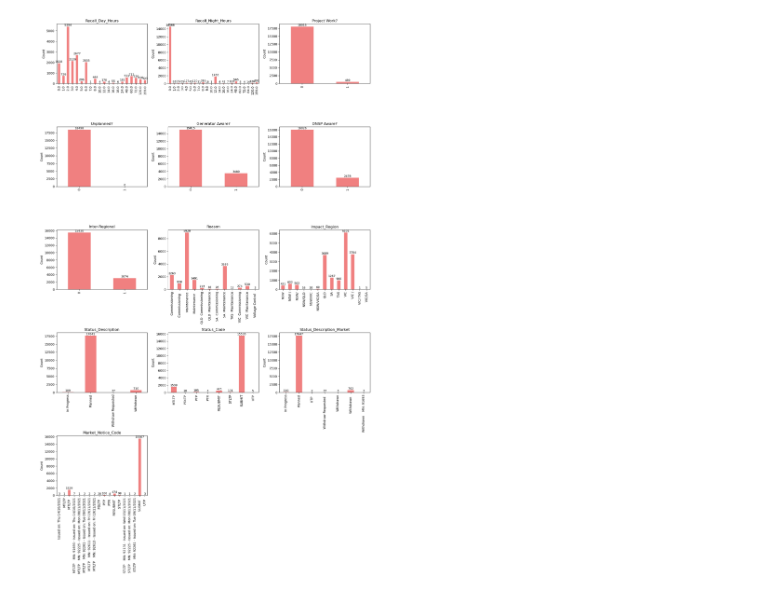
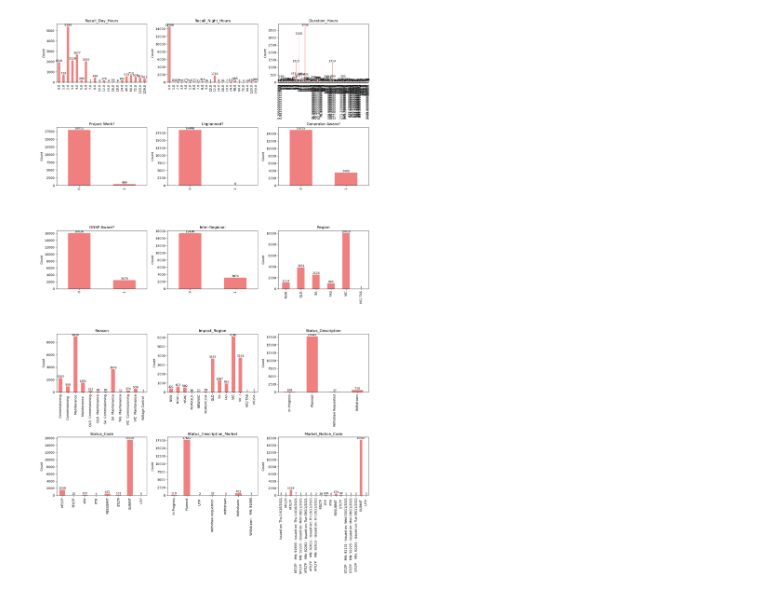
Before and after one commit to JerryZ-code/JZ_IFN695, a Jupyter notebook: 3.Data exploration and feature extraction/3.data_exploration.ipynb, the cells around one changed output. Drawn from its saved outputs; the diff is of its cells as text; code cells hidden in the pictures.

```diff
--- a/3.Data exploration and feature extraction/3.data_exploration.ipynb
+++ b/3.Data exploration and feature extraction/3.data_exploration.ipynb
@@ -44,8 +44,8 @@ memory usage: 3.0+ MB
 | 4 | QLD | Powerlink | 2021-09-06 08:30:00 | 2021-09-10 16:00:00 | Ross No.3 288/138/19 kV Transformer | 4.0 | 6.0 | ... |
 # %%
 bool_cols = ['Project Work?', 'Unplanned?', 'Generator Aware?', 'DNSP Aware?', 'Inter-Regional']
-numeric_cols = ['Recall_Day_Hours', 'Recall_Night_Hours']
-categorical_cols = ['Reason', 'Impact_Region', 'Status_Description', 'Status_Code', 'Status_Description_Market', 'Market_Notice_Code']
+numeric_cols = ['Recall_Day_Hours', 'Recall_Night_Hours', 'Duration_Hours']
+categorical_cols = ['Region', 'Reason', 'Impact_Region', 'Status_Description', 'Status_Code', 'Status_Description_Market', 'Market_Notice_Code']
 
 # Combine all into one list
 all_cols = numeric_cols + bool_cols + categorical_cols
@@ -57,31 +57,31 @@ fig, axes = plt.subplots(nrows=n_rows, ncols=n_cols, figsize=(5 * n_cols, 5 * n_
 axes = axes.flatten()
 
 for idx, col in enumerate(all_cols):
     ax = axes[idx]
 
     # Value counts for categorical/boolean/numeric columns
     counts = df[col].value_counts().sort_index()
 
     # # Limit too many bars for high-cardinality categories (optional)
     # if len(counts) > 20:
     #     counts = counts.head(20)
     #     ax.set_title(f"{col} (Top 20)")
 
     # Plot bar chart
     counts.plot(kind='bar', ax=ax, color='lightcoral')
     ax.set_title(col)
     ax.set_xlabel('')
     ax.set_ylabel('Count')
 
     # Add value labels on bars
     for i, value in enumerate(counts):
         ax.text(i, value + 1, str(int(value)), ha='center', va='bottom', fontsize=9, rotation=0)
 
 # Remove any unused subplots
 for j in range(len(all_cols), len(axes)):
     fig.delaxes(axes[j])
 
 plt.tight_layout()
 plt.show()
 # %% [output]
-[figure, old version]
+[figure, new version]
```
